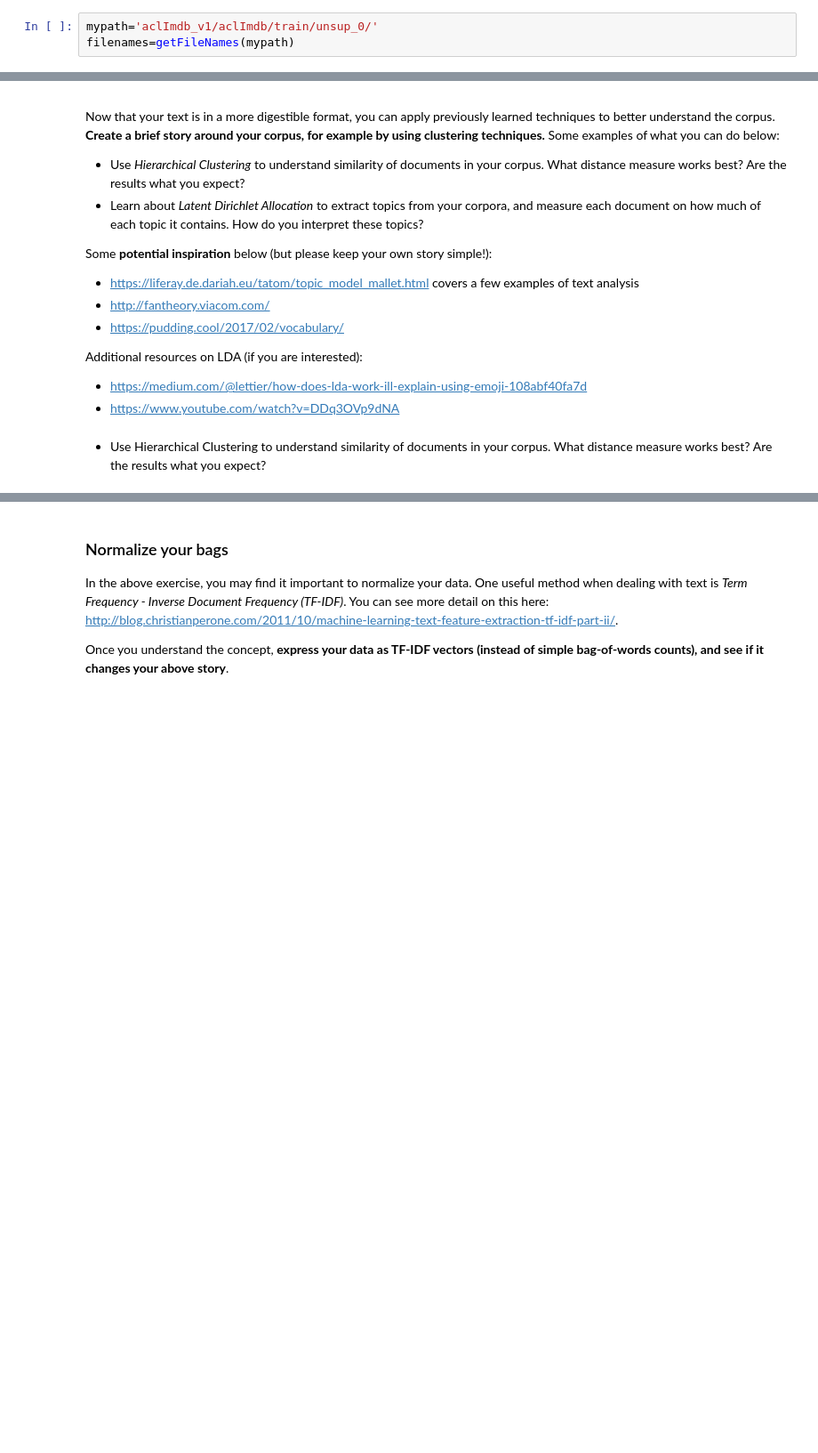
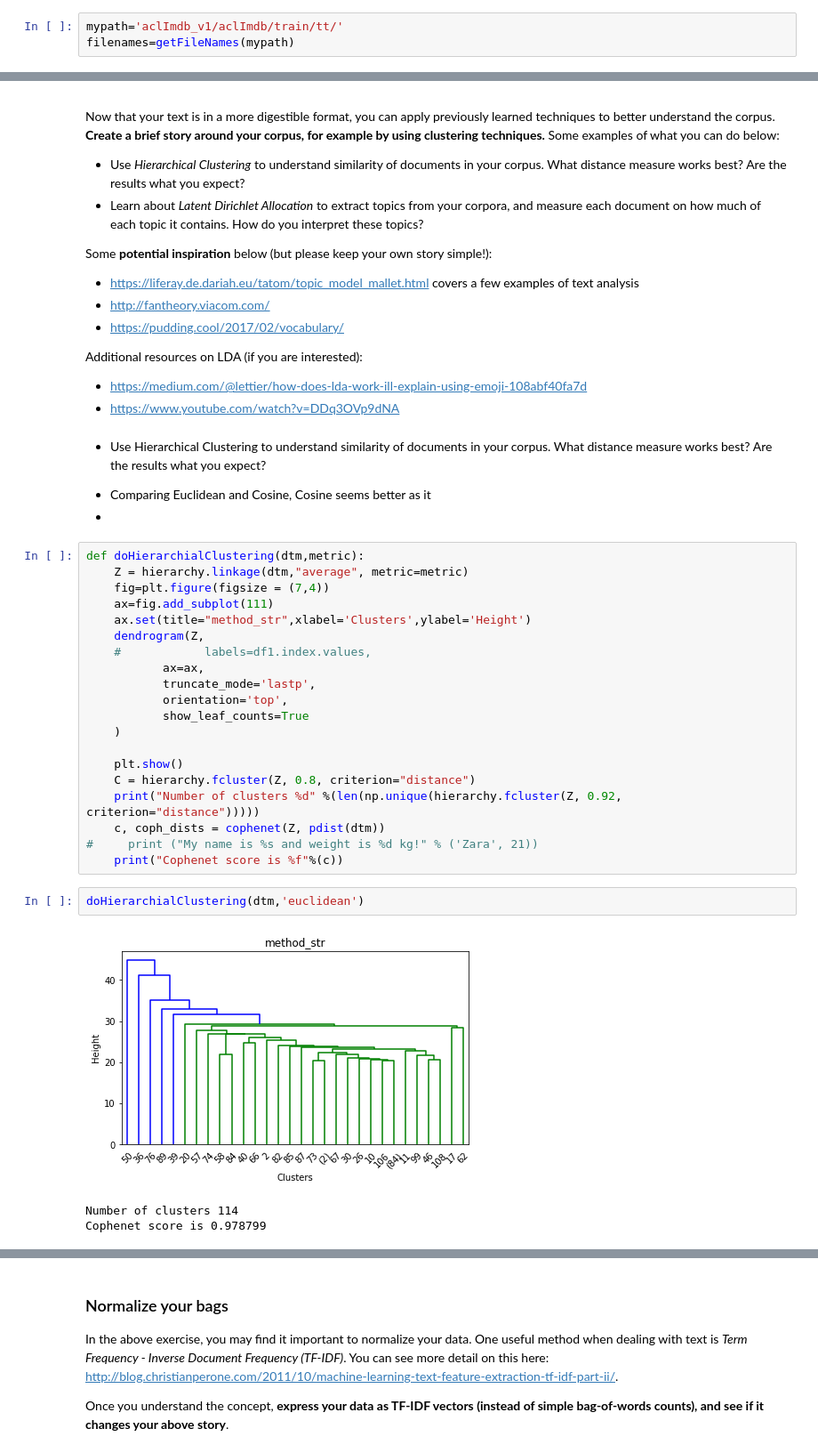
Before and after one commit to hanifa2102/AIAP_Week5, a Jupyter notebook: Week5_NLP_student.ipynb, the cells around one changed output, grey strips where cells are left out. Shown: that part at 89% size. Cells and saved outputs as stored; diff of their text form; blank space fills up the shorter version.

```diff
--- a/Week5_NLP_student.ipynb
+++ b/Week5_NLP_student.ipynb
@@ -46,7 +50,7 @@ Once you understand the concept, convert your corpus and documents into bags of
 - Using the IMDB movies reviews
 - Unsup dataset is used
 # %%
-mypath='aclImdb_v1/aclImdb/train/unsup_0/'
+mypath='aclImdb_v1/aclImdb/train/tt/'
 filenames=getFileNames(mypath)
 # %% [markdown]
 - Was having memory errors loading all the unsup data, thus just took a sample of 7K.
@@ -100,3 +104,31 @@ Additional resources on LDA (if you are interested):
 * https://www.youtube.com/watch?v=DDq3OVp9dNA
 # %% [markdown]
 * Use Hierarchical Clustering to understand similarity of documents in your corpus. What distance measure works best? Are the results what you expect?
+- Comparing Euclidean and Cosine, Cosine seems better as it
+-
+# %%
+def doHierarchialClustering(dtm,metric):
+    Z = hierarchy.linkage(dtm,"average", metric=metric)
+    fig=plt.figure(figsize = (7,4))
+    ax=fig.add_subplot(111)
+    ax.set(title="method_str",xlabel='Clusters',ylabel='Height')
+    dendrogram(Z,
+    #            labels=df1.index.values,
+           ax=ax,
+           truncate_mode='lastp',
+           orientation='top',
+           show_leaf_counts=True
+    )
+
+    plt.show()
+    C = hierarchy.fcluster(Z, 0.8, criterion="distance")
+    print("Number of clusters %d" %(len(np.unique(hierarchy.fcluster(Z, 0.92, criterion="distance")))))
+    c, coph_dists = cophenet(Z, pdist(dtm))
+#     print ("My name is %s and weight is %d kg!" % ('Zara', 21))
+    print("Cophenet score is %f"%(c))
+# %%
+doHierarchialClustering(dtm,'euclidean')
+# %% [output]
+[figure, added]
+Number of clusters 114
+Cophenet score is 0.978799
```
Also changed, not shown: parts of 5 cells of this notebook.
